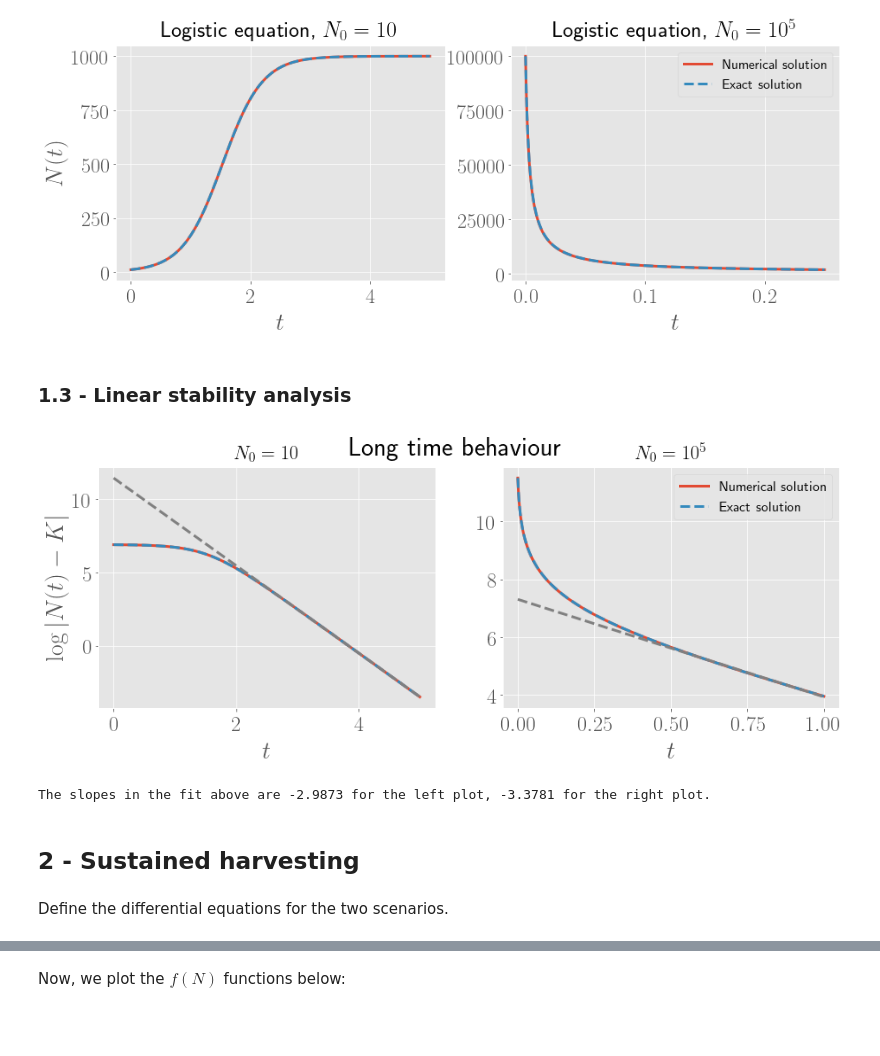
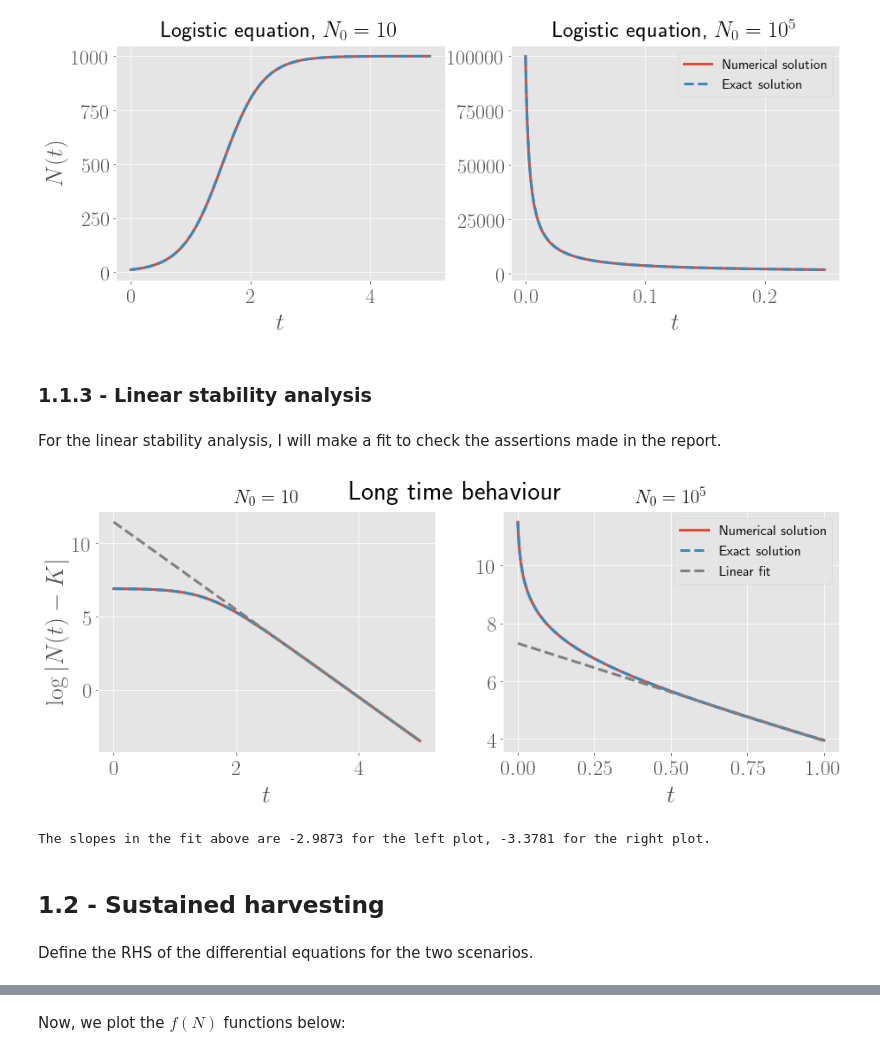
Before and after one commit to ThibeauWouters/Physical-Modelling-of-Complex-Systems, a Jupyter notebook: Assignment 1/Assignment 1.ipynb, the cells around one changed output, grey strips where cells are left out. Saved outputs shown, nothing was run; the diff lists cells and outputs as text; code cells hidden in the pictures; blank space fills up the shorter version.

```diff
--- a/Assignment 1/Assignment 1.ipynb
+++ b/Assignment 1/Assignment 1.ipynb
@@ -88,7 +95,9 @@ plt.show()
 # %% [output]
 [figure]
 # %% [markdown]
-### 1.3 - Linear stability analysis
+### 1.1.3 - Linear stability analysis
+# %% [markdown]
+For the linear stability analysis, I will make a fit to check the assertions made in the report.
 # %%
 def straight_line(t, A, B):
     '''Plots straight line with intercept A and slope B.'''
@@ -105,48 +114,49 @@ slopes_fit = []
 # Define lists to simplify subplotting
 ax_list = [ax1, ax2]
 N0_list = [10, 10**5]
 t_list = [np.arange(0, 5, 10**(-4)), np.arange(0, 1, 10**(-4))]
 title_list = [r'$N_0 = 10$', r'$N_0 = 10^5$']
 
 for i in [0, 1]:
     t = t_list[i]; N0 = N0_list[i]; ax = ax_list[i]; title = title_list[i]
 
-    # Solve ODE and obtain exact values
+    # Solve ODE 1/ numerically and 2/ exactly; obtain eta values
     N_numeric = solve_ODE(logistic_func, t, N0)
     eta_numeric = [np.log(abs(N - K)) for N in N_numeric]
 
     N_exact = logistic(t, N0 = N0)
     eta_exact = [np.log(abs(N - K)) for N in N_exact]
 
     # Get values to fit a straight line
 
-    index = round(len(t)/2) # start from halfway the plot to get the fit
-    fit = np.polynomial.polynomial.Polynomial.fit(t[index:], eta_exact[index:], deg = 1) # make fit, degree = 1
+    index = round(len(t)/2) # start from halfway the plot to get the fit (see figures below why)
+    fit = np.polynomial.polynomial.Polynomial.fit(t[index:], eta_exact[index:], deg = 1) # make linear fit, so degree = 1
     A, B = fit.convert().coef
     line = straight_line(t, A, B)
-    slopes_fit.append(B) # save the slope
+    slopes_fit.append(B) # save the slope for later
 
-    # Plot it
+    # Plot it, and make fancy
     ax.plot(t, eta_numeric, label = 'Numerical solution')
     ax.plot(t, eta_exact, "--", label = 'Exact solution')
-    ax.plot(t, line, "--", color = 'grey')
+    ax.plot(t, line, "--", color = 'grey', label = 'Linear fit')
+
     ax.set_title(title, fontsize = 22)
     ax.set_xlabel(r'$t$')
 
 ax1.set_ylabel(r'$\log|N(t) - K|$')
 plt.legend(loc = 'upper right')
 plt.savefig('logistic_stability_analysis.pdf', bbox_inches = 'tight')
 plt.show()
 # %% [output]
-[figure, old version]
+[figure, new version]
 # %%
 print('The slopes in the fit above are %0.4f for the left plot, %0.4f for the right plot.' % (slopes_fit[0], slopes_fit[1]))
 # %% [output]
 The slopes in the fit above are -2.9873 for the left plot, -3.3781 for the right plot.
 # %% [markdown]
-## 2 - Sustained harvesting
+## 1.2 - Sustained harvesting
 # %% [markdown]
-Define the differential equations for the two scenarios.
+Define the RHS of the differential equations for the two scenarios.
 # %%
 def harvesting_effort(N, alpha = 3, K = 10**3, E = 2):
     # Stable fixed point: E < alpha
```
Also changed, not shown: parts of 31 cells of this notebook.
